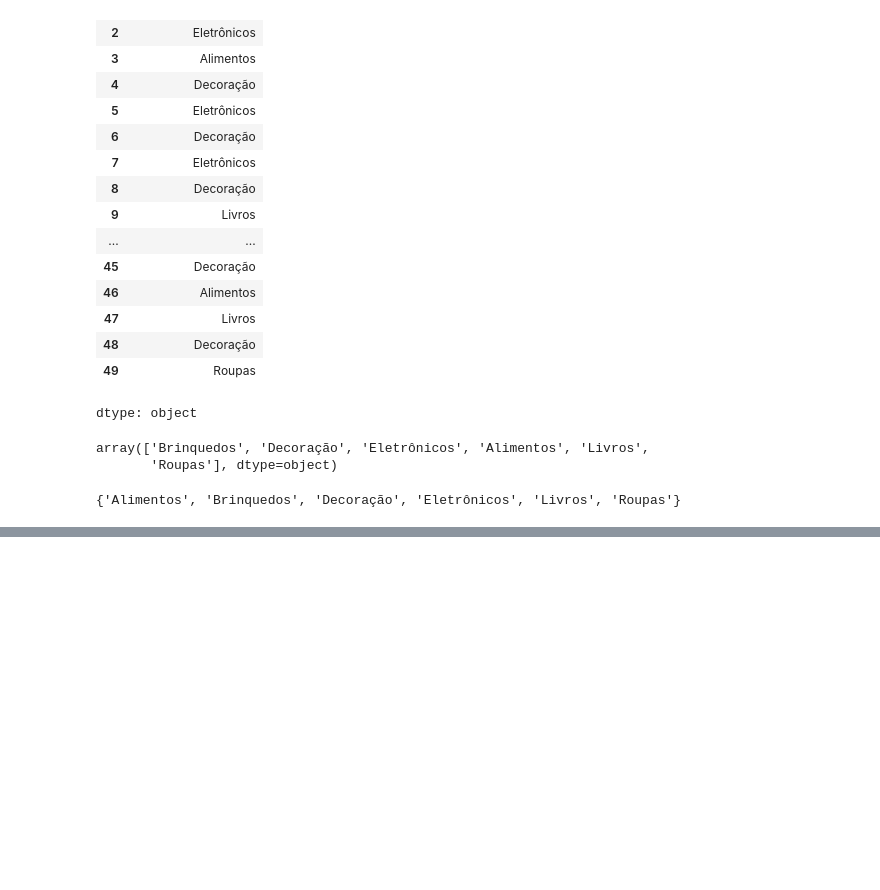
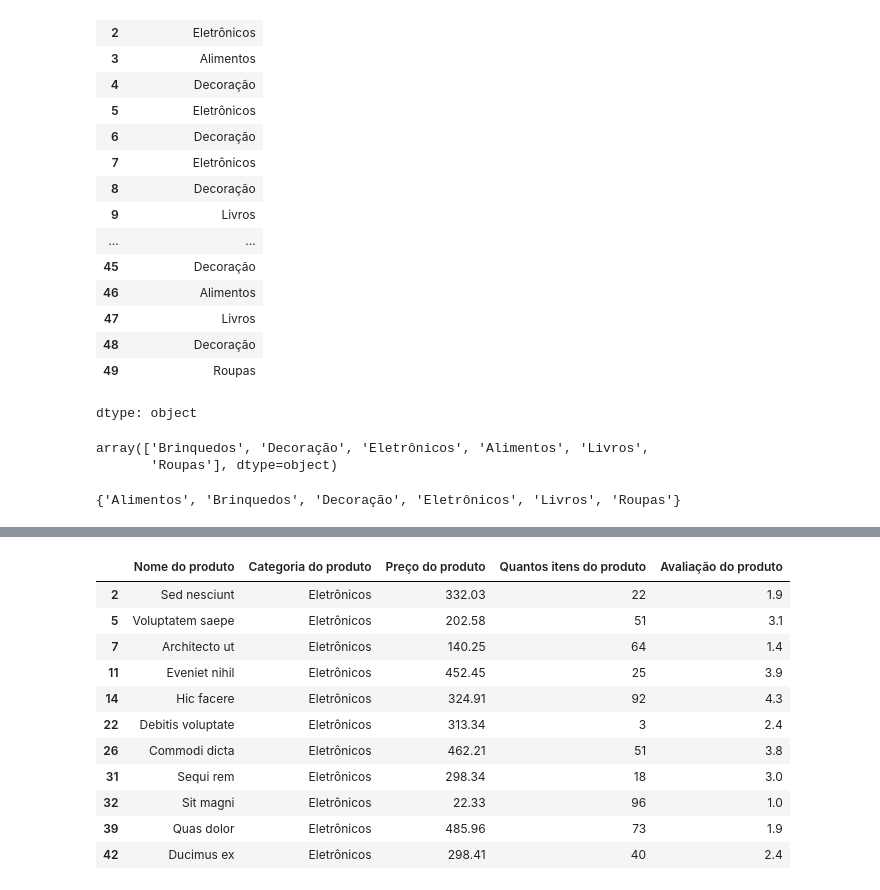
Before and after one commit to Bodegami/formacao-especialista-em-ia, a Jupyter notebook: python-ia-aplicada/Python_applied_ai.ipynb, the cells around one changed output, grey strips where cells are left out. Cells and saved outputs as stored; diff of their text form; code cells hidden in the pictures; blank space fills up the shorter version.

```diff
--- a/python-ia-aplicada/Python_applied_ai.ipynb
+++ b/python-ia-aplicada/Python_applied_ai.ipynb
@@ -1470,0 +1488,15 @@ set(df_products['Categoria do produto'])
+# %%
+df_products[df_products['Categoria do produto'] == "Eletrônicos"] # Aplicando filtro numa coluna especifica
+# %% [output]
+|  | Nome do produto | Categoria do produto | Preço do produto | Quantos itens do produto | Avaliação do produto |
+| 2 | Sed nesciunt | Eletrônicos | 332.03 | 22 | 1.9 |
+| 5 | Voluptatem saepe | Eletrônicos | 202.58 | 51 | 3.1 |
+| 7 | Architecto ut | Eletrônicos | 140.25 | 64 | 1.4 |
+| 11 | Eveniet nihil | Eletrônicos | 452.45 | 25 | 3.9 |
+| 14 | Hic facere | Eletrônicos | 324.91 | 92 | 4.3 |
+| 22 | Debitis voluptate | Eletrônicos | 313.34 | 3 | 2.4 |
+| 26 | Commodi dicta | Eletrônicos | 462.21 | 51 | 3.8 |
+| 31 | Sequi rem | Eletrônicos | 298.34 | 18 | 3.0 |
+| 32 | Sit magni | Eletrônicos | 22.33 | 96 | 1.0 |
+| 39 | Quas dolor | Eletrônicos | 485.96 | 73 | 1.9 |
+| 42 | Ducimus ex | Eletrônicos | 298.41 | 40 | 2.4 |
```
Also changed, not shown: parts of 7 cells of this notebook.
